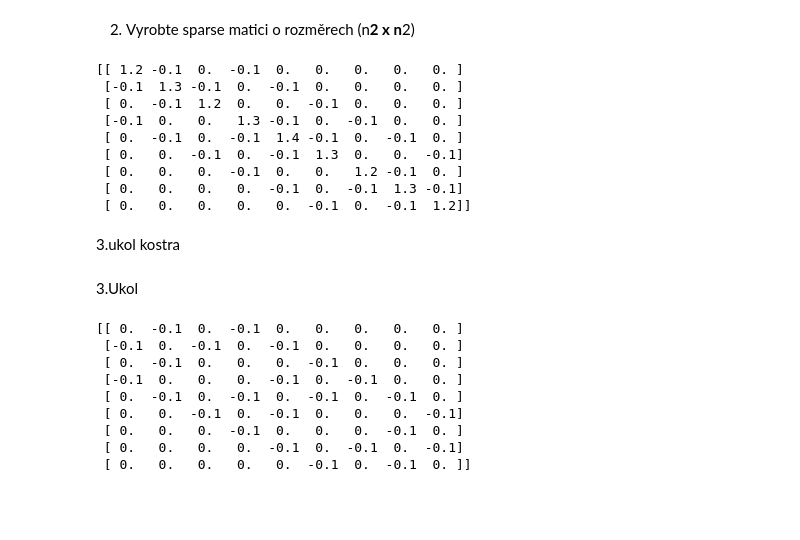
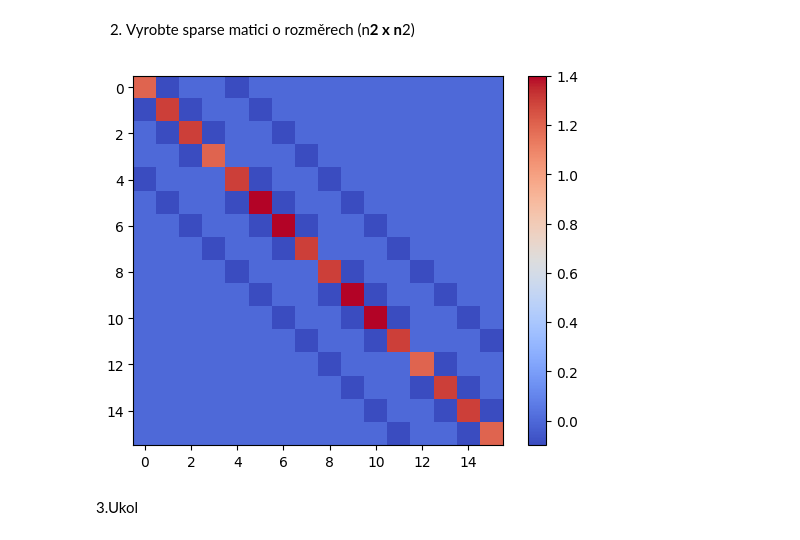
Before and after one commit to KLI0273/KLI0273_DU, a Jupyter notebook: week_06/week_06.ipynb, the cells around one changed output. Drawn from its saved outputs; the diff is of its cells as text; code cells hidden in the pictures; blank space fills up the shorter version.

Commit message:
Ukol_03_cv_2,3_hotovo

```diff
--- a/week_06/week_06.ipynb
+++ b/week_06/week_06.ipynb
@@ -49,36 +49,28 @@ plt.show()
 # %%
 import scipy.sparse as sparse
 import numpy as np
 import matplotlib.pyplot as plt
 
 def vyp_eps(i,j):
     odecti = 0
     if(i==0 or j==0 or i==n-1 or j==n-1): odecti += epsilon
     if((i==0 and j==0) or (i==0 and j==n-1) or (i==n-1 and j==0) or (i==n-1 and j==n-1)): odecti += epsilon
     return odecti
 
-n = 3
+n = 4
 epsilon = 1e-1
 A = sparse.lil_matrix((n*n, n*n))
 for i in range(n):
     for j in range(n):
         if(j+n+(n*i)<n*n): A[j+(n*i),j+n+(n*i)] = -epsilon
         if(j+n+(n*i)<n*n): A[j+n+(n*i), j+(n*i)] = -epsilon
         if(i != n-1): A[n*j+i,n*j+1+i] = -epsilon
         if(i != n-1): A[n*j+1+i,n*j+i] = -epsilon
         A[i*n+j,i*n+j] = ((1+epsilon*4) - vyp_eps(i,j) )
 
-print(A.todense())
-#plt.imshow(A.todense(), cmap='terrain')
-#plt.colorbar()
-#plt.show()
+#print(A.todense())
+plt.imshow(A.todense(), cmap='coolwarm')
+plt.colorbar()
+plt.show()
 # %% [output]
-[[ 1.2 -0.1  0.  -0.1  0.   0.   0.   0.   0. ]
- [-0.1  1.3 -0.1  0.  -0.1  0.   0.   0.   0. ]
- [ 0.  -0.1  1.2  0.   0.  -0.1  0.   0.   0. ]
- [-0.1  0.   0.   1.3 -0.1  0.  -0.1  0.   0. ]
- [ 0.  -0.1  0.  -0.1  1.4 -0.1  0.  -0.1  0. ]
- [ 0.   0.  -0.1  0.  -0.1  1.3  0.   0.  -0.1]
- [ 0.   0.   0.  -0.1  0.   0.   1.2 -0.1  0. ]
- [ 0.   0.   0.   0.  -0.1  0.  -0.1  1.3 -0.1]
- [ 0.   0.   0.   0.   0.  -0.1  0.  -0.1  1.2]]
+[figure, added]
@@ -125,2 +76,0 @@ if(i == 0 or i == n):diag_coeficient = epsilon
-# %% [markdown]
-3.ukol kostra
@@ -182,50 +77,2 @@ print(A_efficiently(n, epsilon).todense())
 # %% [markdown]
 3.Ukol
-# %%
-import scipy.sparse as sparse
-import numpy as np
-
-def A_efficiently(n, epsilon):
-    #Diagonaly -+n
-    col1 = np.arange(1, n*n-n+1) + n-1
-    row1 = np.arange(0, n*n-n)
-    col2 = np.arange(1, n*n-n+1)-1
-    row2 = np.arange(0, n*n-n) +n
-    data1 = -epsilon * np.ones((n * n - n)*2)
-
-    #Diag02 up
-    col3 = np.arange(1, n*n)
-    row3 = np.arange(0, n*n-1)
-    data3 = -epsilon * np.ones((n * n)-1)
-    data3[n-1::n] = 0
-
-    #diag02 down
-    row4 = np.arange(1, n*n)
-    col4 = np.arange(0, n*n-1)
-    data4 = -epsilon * np.ones((n * n)-1)
-    data4[n-1::n] = 0
-
-    #diagonala...
-
-
-    data = np.hstack((data1,data3,data4))
-    row = np.hstack((row1,row2,row3,row4))
-    col = np.hstack((col1,col2,col3,col4))
-
-    csr = sparse.csr_matrix((data, (row, col)))
-    return csr
-
-n = 3
-epsilon = 0.1
-csr = A_efficiently(n, epsilon)
-print(csr.todense())
-# %% [output]
-[[ 0.  -0.1  0.  -0.1  0.   0.   0.   0.   0. ]
- [-0.1  0.  -0.1  0.  -0.1  0.   0.   0.   0. ]
- [ 0.  -0.1  0.   0.   0.  -0.1  0.   0.   0. ]
- [-0.1  0.   0.   0.  -0.1  0.  -0.1  0.   0. ]
- [ 0.  -0.1  0.  -0.1  0.  -0.1  0.  -0.1  0. ]
- [ 0.   0.  -0.1  0.  -0.1  0.   0.   0.  -0.1]
- [ 0.   0.   0.  -0.1  0.   0.   0.  -0.1  0. ]
- [ 0.   0.   0.   0.  -0.1  0.  -0.1  0.  -0.1]
- [ 0.   0.   0.   0.   0.  -0.1  0.  -0.1  0. ]]
```
Also changed, not shown: parts of 4 cells of this notebook, 2 other files.
